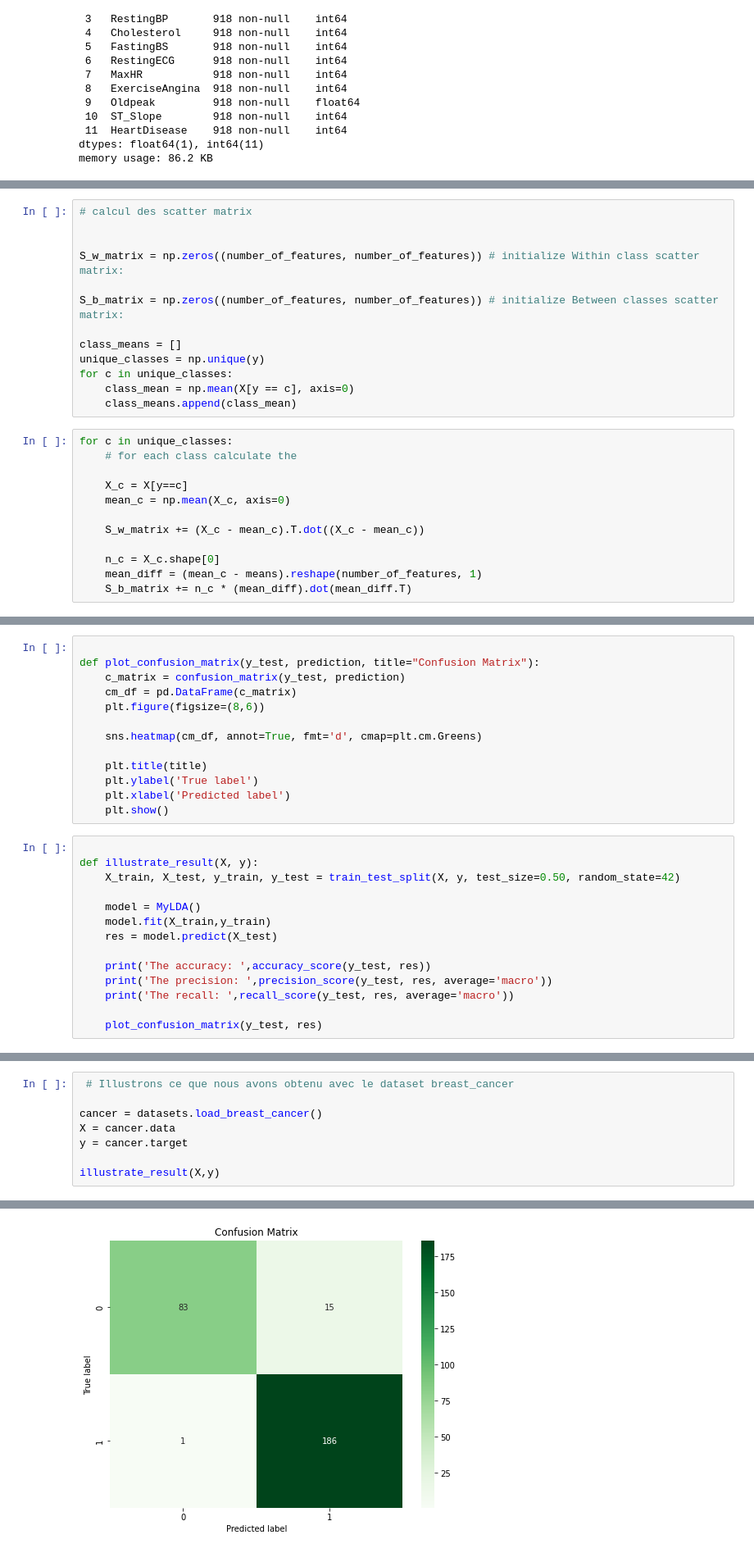
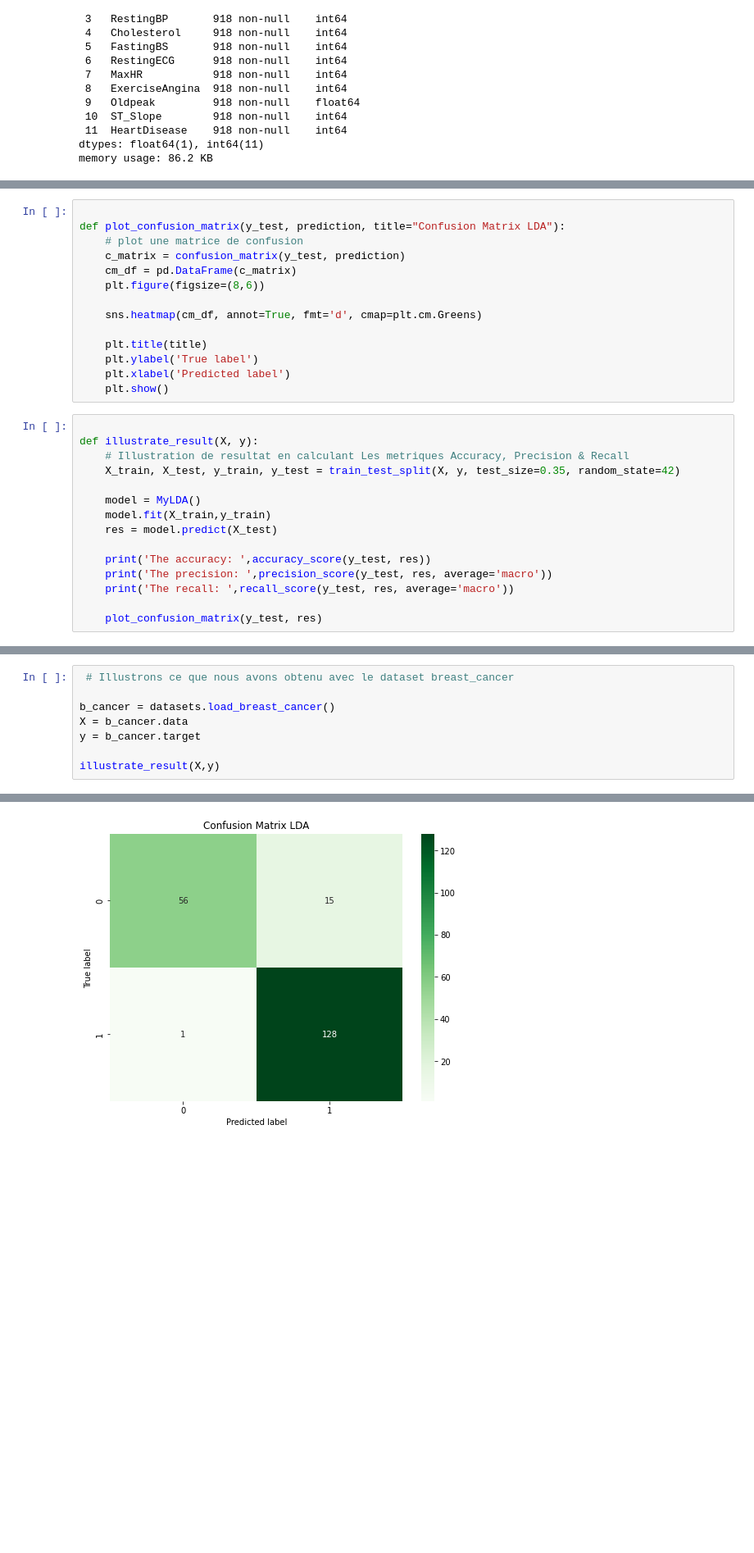
Before and after one commit to adchejjari/machine-l, a Jupyter notebook: lda.ipynb, the cells around one changed output, grey strips where cells are left out. Shown at 82% size. Drawn from its saved outputs; the diff is of its cells as text; blank space fills up the shorter version.

```diff
--- a/lda.ipynb
+++ b/lda.ipynb
@@ -121,25 +98,0 @@ means = np.mean(X, 0)
-# %%
-# calcul des scatter matrix
-
-
-S_w_matrix = np.zeros((number_of_features, number_of_features)) # initialize Within class scatter matrix:
-
-S_b_matrix = np.zeros((number_of_features, number_of_features)) # initialize Between classes scatter matrix:
-
-class_means = []
-unique_classes = np.unique(y)
-for c in unique_classes:
-    class_mean = np.mean(X[y == c], axis=0)
-    class_means.append(class_mean)
-# %%
-for c in unique_classes:
-    # for each class calculate the
-
-    X_c = X[y==c]
-    mean_c = np.mean(X_c, axis=0)
-
-    S_w_matrix += (X_c - mean_c).T.dot((X_c - mean_c))
-
-    n_c = X_c.shape[0]
-    mean_diff = (mean_c - means).reshape(number_of_features, 1)
-    S_b_matrix += n_c * (mean_diff).dot(mean_diff.T)
@@ -239,7 +145,8 @@ class MyLDA:
         return np.array(res)
 # %%
 
-def plot_confusion_matrix(y_test, prediction, title="Confusion Matrix"):
+def plot_confusion_matrix(y_test, prediction, title="Confusion Matrix LDA"):
+    # plot une matrice de confusion
     c_matrix = confusion_matrix(y_test, prediction)
     cm_df = pd.DataFrame(c_matrix)
     plt.figure(figsize=(8,6))
@@ -253,7 +160,8 @@ def plot_confusion_matrix(y_test, prediction, title="Confusion Matrix"):
 # %%
 
 def illustrate_result(X, y):
-    X_train, X_test, y_train, y_test = train_test_split(X, y, test_size=0.50, random_state=42)
+    # Illustration de resultat en calculant Les metriques Accuracy, Precision & Recall
+    X_train, X_test, y_train, y_test = train_test_split(X, y, test_size=0.35, random_state=42)
 
     model = MyLDA()
     model.fit(X_train,y_train)
@@ -291,9 +199,9 @@ The recall:  0.9696969696969697
 # %%
  # Illustrons ce que nous avons obtenu avec le dataset breast_cancer
 
-cancer = datasets.load_breast_cancer()
-X = cancer.data
-y = cancer.target
+b_cancer = datasets.load_breast_cancer()
+X = b_cancer.data
+y = b_cancer.target
 
 illustrate_result(X,y)
 # %% [output]
@@ -304 +211 @@ The recall:  0.9207955909636583
-[figure, old version]
+[figure, new version]
```
Also changed, not shown: parts of 13 cells of this notebook.
